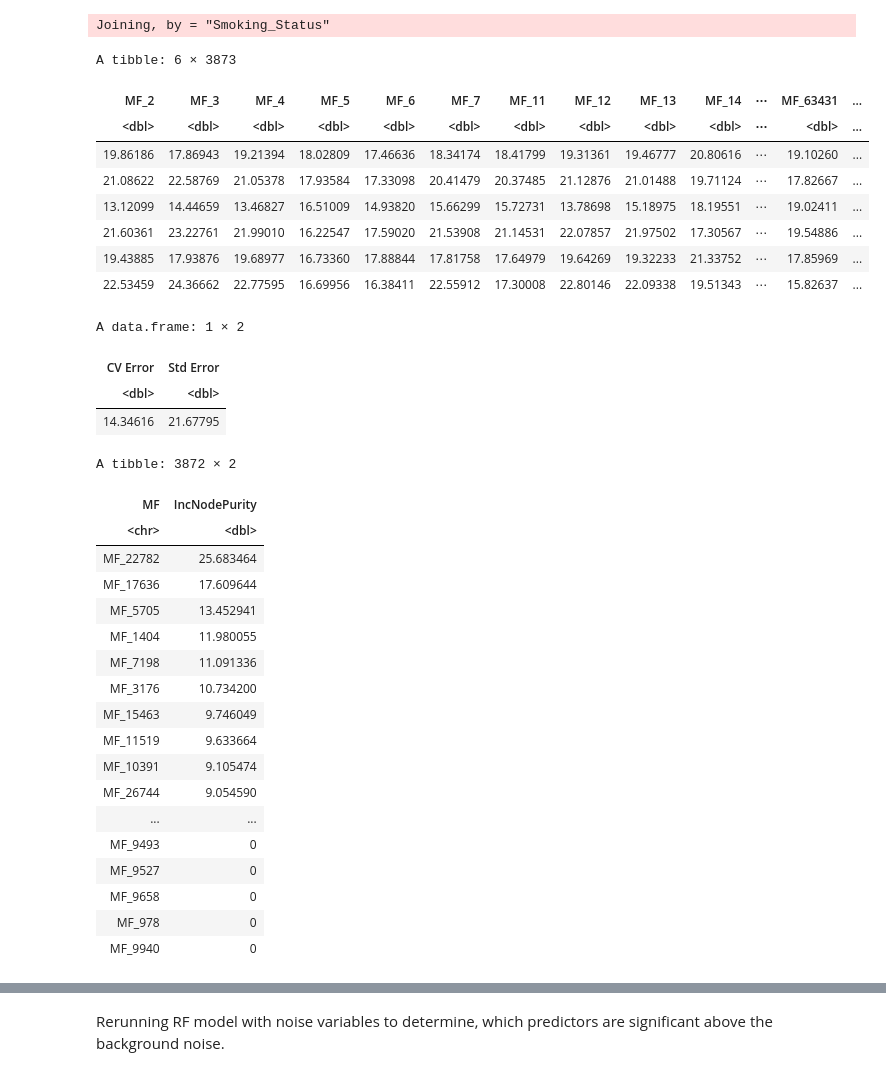
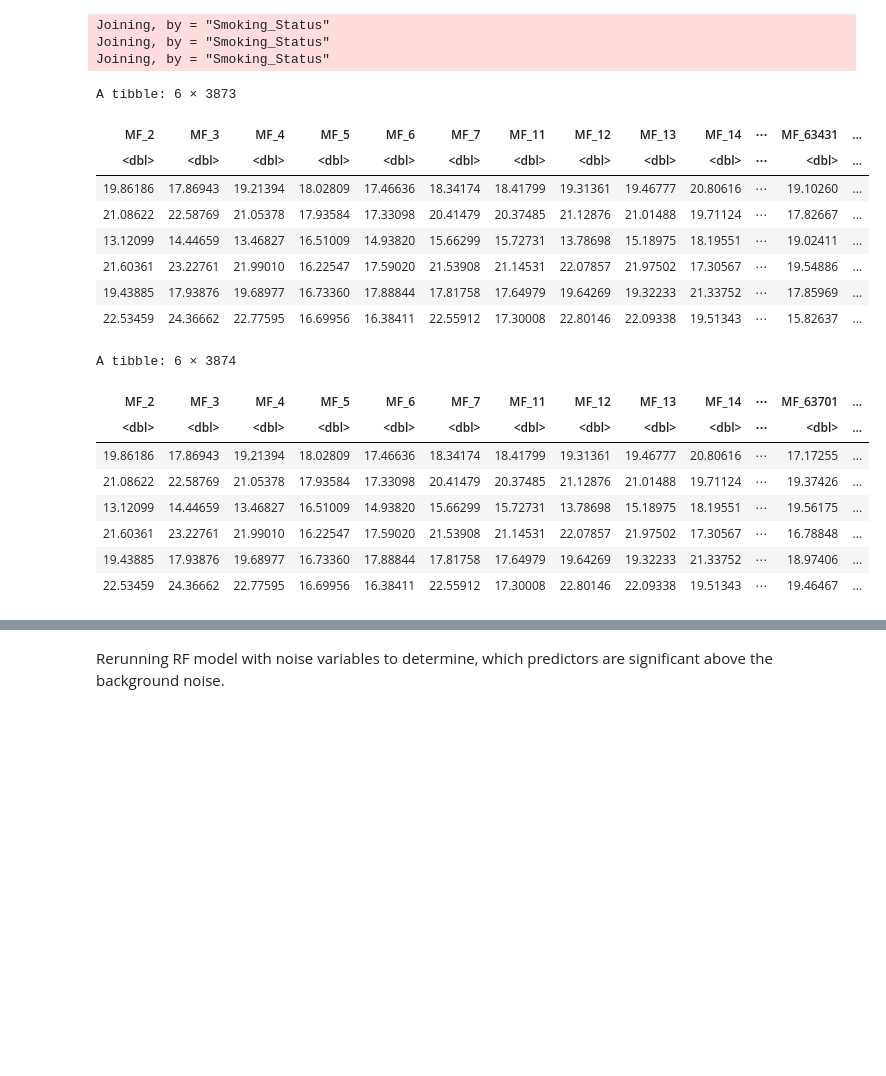
Before and after one commit to UNC-CEMALB/P1002_Ecig-Metabolomics-NELF, a Jupyter notebook: 6. GMCSF Prediction/GMCSF Prediction.ipynb, the cells around one changed output, grey strips where cells are left out. Saved outputs shown, nothing was run; the diff lists cells and outputs as text; code cells hidden in the pictures; blank space fills up the shorter version.

```diff
--- a/6. GMCSF Prediction/GMCSF Prediction.ipynb
+++ b/6. GMCSF Prediction/GMCSF Prediction.ipynb
@@ -1,8 +1,9 @@
 # %%
 setwd('/Users/alexis/Library/CloudStorage/OneDrive-UniversityofNorthCarolinaatChapelHill/CEMALB_DataAnalysisPM/Projects/P1002. Ecig Metabolomics NELF/P1002.3. Analyses/P1002.3.5. GMCSF Responder Prediction/Input')
 Output = ('/Users/alexis/Library/CloudStorage/OneDrive-UniversityofNorthCarolinaatChapelHill/CEMALB_DataAnalysisPM/Projects/P1002. Ecig Metabolomics NELF/P1002.3. Analyses/P1002.3.5. GMCSF Responder Prediction/Output')
-cur_date = "041322"
+cur_date = "050522"
 
+library(readxl)
 library(tidyverse)
 library(caret)
 library(e1071)
@@ -16,4 +17,5 @@ molecular_feature_df = read_csv("20220217_mf_qrilc_w40.csv") %>%
      rename(Smoking_Status = sample)
 cytokine_df = read_csv("021422_imputed_cytokine_data_w_Ecig40.csv") %>%
      rename(Smoking_Status = `...1`)
+demographics_data = data.frame(read_excel("SubjectInfo_022822.xlsx", sheet = 2))
 # %% [output]
@@ -58,3 +58,12 @@ A tibble: 6 × 30
 | Ecig_45 | 0.8881171 | 0.4310717 | 0.3063518 | 25.23906 | 40.477650 | 0.5200777 | 0.02914528 | 6.395885 | 1.9479068 | ⋯ | ... |
 | Ecig_47 | 1.4481966 | 0.4997130 | 0.8622316 | 36.81471 | 15.755858 | 0.7766565 | 0.08862797 | 5.244501 | 3.5847722 | ⋯ | ... |
 | Ecig_48 | 0.8494440 | 0.4240552 | 0.2785117 | 14.51272 | 9.211680 | 0.2684367 | 0.14116411 | 2.476904 | 0.5468069 | ⋯ | ... |
+# %%
+# trimming down demographics df
+demographics_data = demographics_data %>%
+    select(c("SubjectID", "Sex")) %>%
+    rename(Smoking_Status = SubjectID) %>%
+    #necessary to put it into factor and relevel, so algorithm understands which data is considered baseline
+    mutate(Sex = relevel(factor(ifelse(Sex == "M", 1, 0)), ref = "0"))
+
+head(demographics_data)
@@ -61,22 +80,39 @@ A tibble: 6 × 30
 # %%
-#combining into 1 df
+# creating 2 dataframes: with and w/o sex as a covariate
 cytokine_df = cytokine_df %>%
     select(c("Smoking_Status", "GMCSF"))
 
 mf_cytokine_df = full_join(molecular_feature_df, cytokine_df) %>%
     select(-Smoking_Status)
+
+mf_cytokine_df_covariates = full_join(molecular_feature_df, cytokine_df) %>%
+    full_join(demographics_data) %>%
+    select(-Smoking_Status)
+
 head(mf_cytokine_df)
+head(mf_cytokine_df_covariates)
 # %% [output]
 Joining, by = "Smoking_Status"
+Joining, by = "Smoking_Status"
+Joining, by = "Smoking_Status"
 A tibble: 6 × 3873
 | MF_2 | MF_3 | MF_4 | MF_5 | MF_6 | MF_7 | MF_11 | MF_12 | MF_13 | MF_14 | ⋯ | MF_63431 | ... |
 | <dbl> | <dbl> | <dbl> | <dbl> | <dbl> | <dbl> | <dbl> | <dbl> | <dbl> | <dbl> | ⋯ | <dbl> | ... |
 | 19.86186 | 17.86943 | 19.21394 | 18.02809 | 17.46636 | 18.34174 | 18.41799 | 19.31361 | 19.46777 | 20.80616 | ⋯ | 19.10260 | ... |
 | 21.08622 | 22.58769 | 21.05378 | 17.93584 | 17.33098 | 20.41479 | 20.37485 | 21.12876 | 21.01488 | 19.71124 | ⋯ | 17.82667 | ... |
 | 13.12099 | 14.44659 | 13.46827 | 16.51009 | 14.93820 | 15.66299 | 15.72731 | 13.78698 | 15.18975 | 18.19551 | ⋯ | 19.02411 | ... |
 | 21.60361 | 23.22761 | 21.99010 | 16.22547 | 17.59020 | 21.53908 | 21.14531 | 22.07857 | 21.97502 | 17.30567 | ⋯ | 19.54886 | ... |
 | 19.43885 | 17.93876 | 19.68977 | 16.73360 | 17.88844 | 17.81758 | 17.64979 | 19.64269 | 19.32233 | 21.33752 | ⋯ | 17.85969 | ... |
 | 22.53459 | 24.36662 | 22.77595 | 16.69956 | 16.38411 | 22.55912 | 17.30008 | 22.80146 | 22.09338 | 19.51343 | ⋯ | 15.82637 | ... |
+A tibble: 6 × 3874
+| MF_2 | MF_3 | MF_4 | MF_5 | MF_6 | MF_7 | MF_11 | MF_12 | MF_13 | MF_14 | ⋯ | MF_63701 | ... |
+| <dbl> | <dbl> | <dbl> | <dbl> | <dbl> | <dbl> | <dbl> | <dbl> | <dbl> | <dbl> | ⋯ | <dbl> | ... |
+| 19.86186 | 17.86943 | 19.21394 | 18.02809 | 17.46636 | 18.34174 | 18.41799 | 19.31361 | 19.46777 | 20.80616 | ⋯ | 17.17255 | ... |
+| 21.08622 | 22.58769 | 21.05378 | 17.93584 | 17.33098 | 20.41479 | 20.37485 | 21.12876 | 21.01488 | 19.71124 | ⋯ | 19.37426 | ... |
+| 13.12099 | 14.44659 | 13.46827 | 16.51009 | 14.93820 | 15.66299 | 15.72731 | 13.78698 | 15.18975 | 18.19551 | ⋯ | 19.56175 | ... |
+| 21.60361 | 23.22761 | 21.99010 | 16.22547 | 17.59020 | 21.53908 | 21.14531 | 22.07857 | 21.97502 | 17.30567 | ⋯ | 16.78848 | ... |
+| 19.43885 | 17.93876 | 19.68977 | 16.73360 | 17.88844 | 17.81758 | 17.64979 | 19.64269 | 19.32233 | 21.33752 | ⋯ | 18.97406 | ... |
+| 22.53459 | 24.36662 | 22.77595 | 16.69956 | 16.38411 | 22.55912 | 17.30008 | 22.80146 | 22.09338 | 19.51343 | ⋯ | 19.46467 | ... |
 # %%
 rf_regression = function(dataset, outcome, pred_outcome){
     # setting for reproducibility
@@ -153,30 +189,0 @@ rf_values = rf_regression(mf_cytokine_df, "GMCSF", "pred_GMCSF")
-# %%
-# viewing MSE results
-rf_values[[2]]
-
-# viewing most significant features
-head(rf_values[[3]])
-# %% [output]
-A data.frame: 1 × 2
-| CV Error | Std Error |
-| <dbl> | <dbl> |
-| 14.34616 | 21.67795 |
-A tibble: 3872 × 2
-| MF | IncNodePurity |
-| <chr> | <dbl> |
-| MF_22782 | 25.683464 |
-| MF_17636 | 17.609644 |
-| MF_5705 | 13.452941 |
-| MF_1404 | 11.980055 |
-| MF_7198 | 11.091336 |
-| MF_3176 | 10.734200 |
-| MF_15463 | 9.746049 |
-| MF_11519 | 9.633664 |
-| MF_10391 | 9.105474 |
-| MF_26744 | 9.054590 |
-| ... | ... |
-| MF_9493 | 0 |
-| MF_9527 | 0 |
-| MF_9658 | 0 |
-| MF_978 | 0 |
-| MF_9940 | 0 |
```
Also changed, not shown: parts of 18 cells of this notebook.
